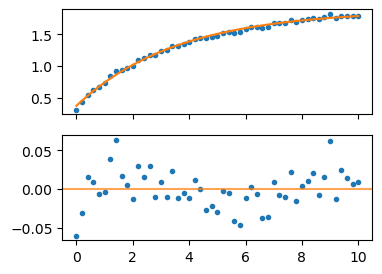
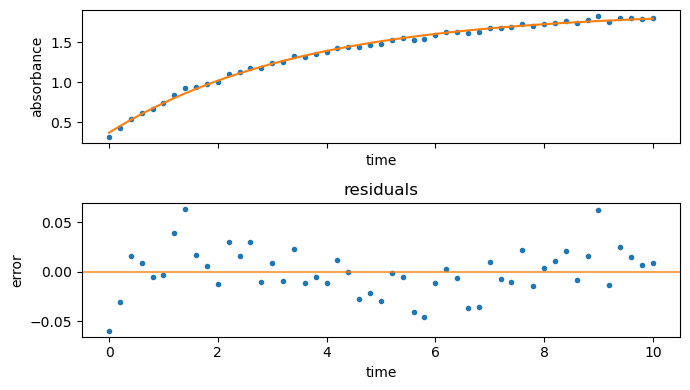
The notebook cell's code change between the first figure and the second:
--- before
+++ after
@@ -1,5 +1,11 @@
-fig, ax = plt.subplots(2,1, sharex=True)
+fig, ax = plt.subplots(2,1, figsize=(7,4), sharex=True)
 ax[0].plot(x,y, '.')
 ax[0].plot(x, func(x,a_opt, b_opt, c_opt), '-')
 ax[1].plot(x, y-func(x,a_opt, b_opt, c_opt), '.')
 ax[1].axhline(0, alpha=0.7, c='C1')
+ax[0].set_ylabel("absorbance")
+ax[1].set_ylabel("error")
+ax[0].set_xlabel("time")
+ax[1].set_xlabel("time")
+ax[1].set_title("residuals")
+plt.tight_layout()

Commit: added two more notebooks with solutions